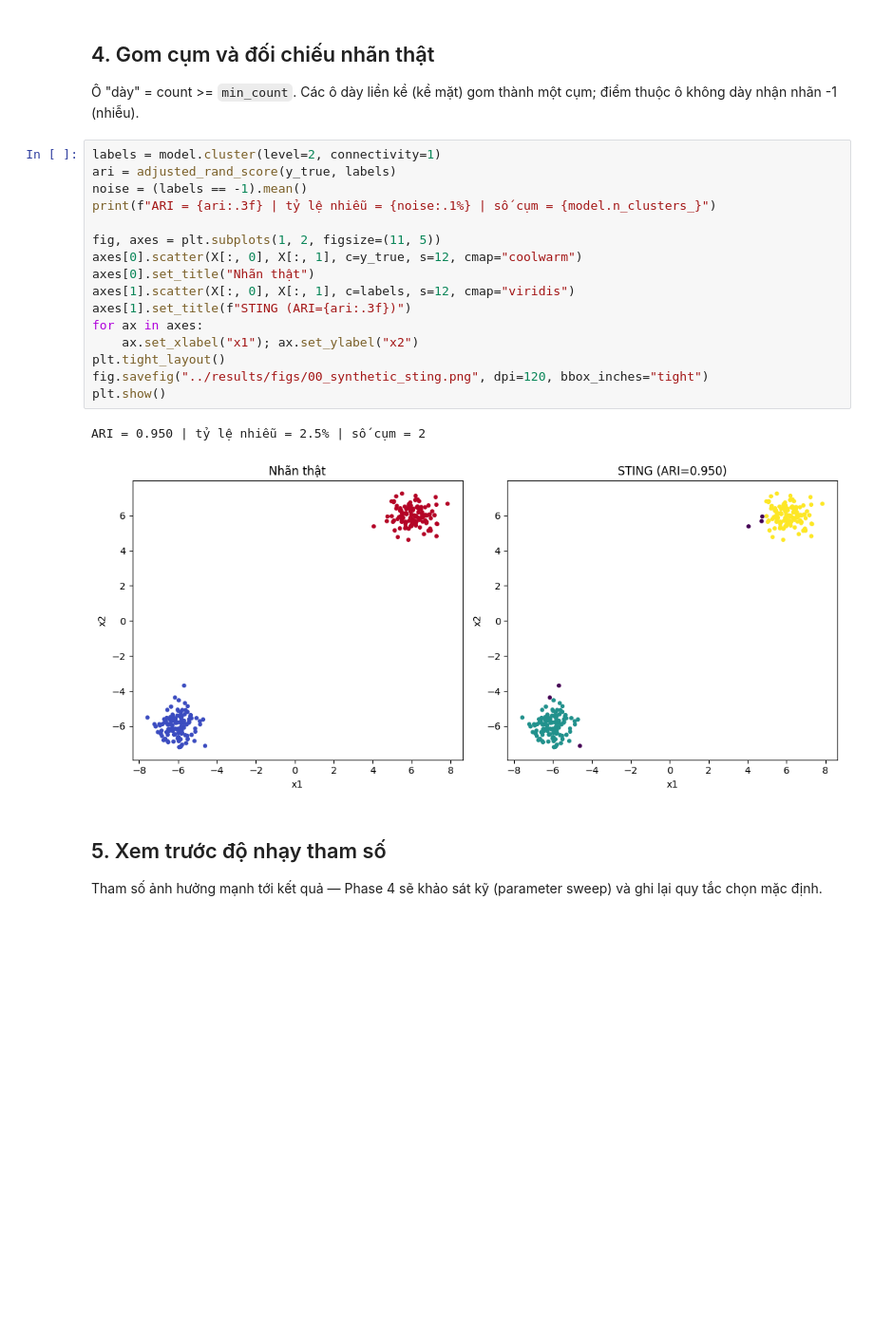
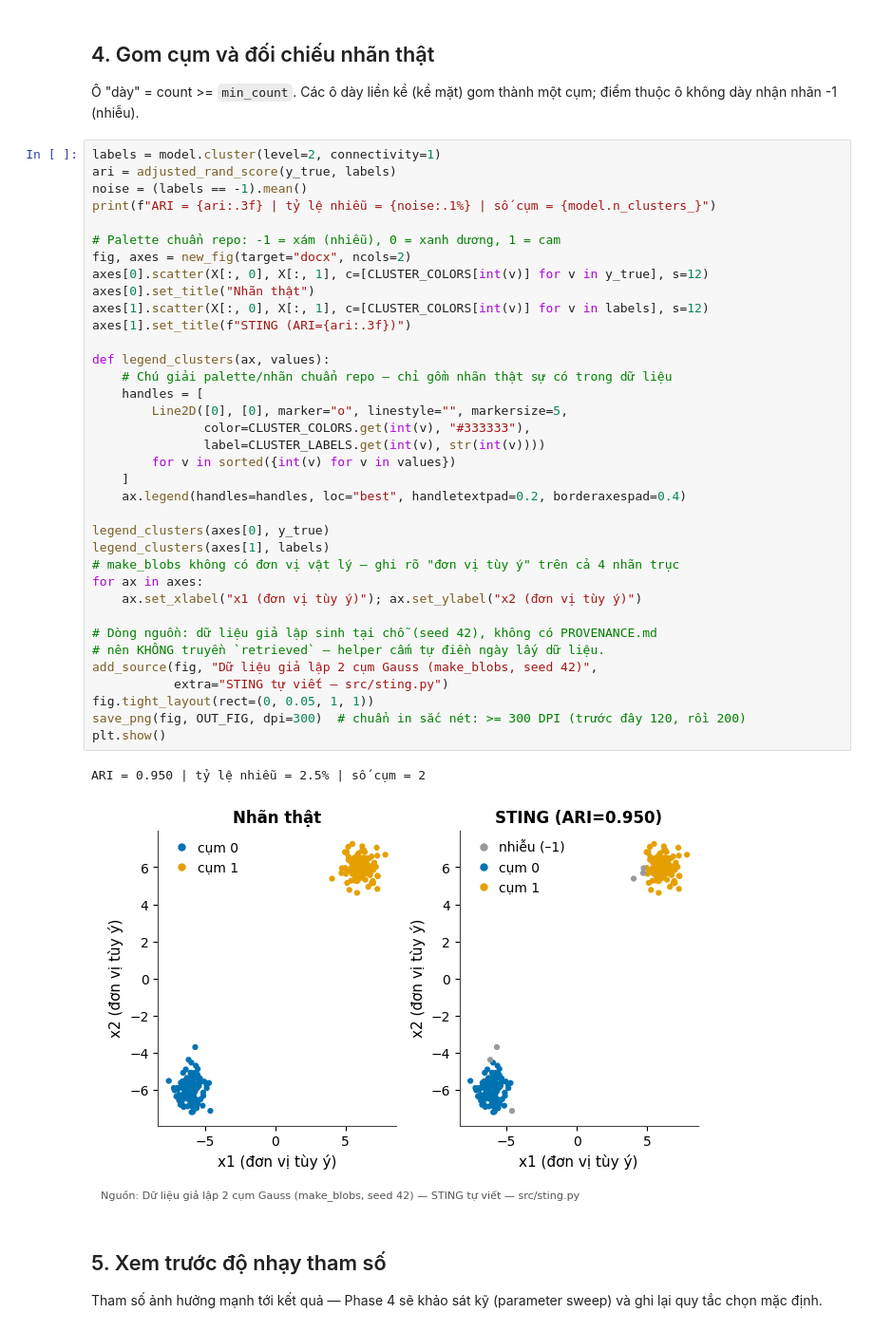
Before and after one commit to JasonTM17/Grid_Based_Sociology, a Jupyter notebook: notebooks/00_synthetic_check.ipynb, the cells around one changed output. Shown at 95% size. Saved outputs shown, nothing was run; the diff lists cells and outputs as text; blank space fills up the shorter version.

```diff
--- a/notebooks/00_synthetic_check.ipynb
+++ b/notebooks/00_synthetic_check.ipynb
@@ -90,25 +104,45 @@ plt.show()
 
 Ô "dày" = count >= `min_count`. Các ô dày liền kề (kề mặt) gom thành một cụm;
 điểm thuộc ô không dày nhận nhãn -1 (nhiễu).
-# %%
-labels = model.cluster(level=2, connectivity=1)
-ari = adjusted_rand_score(y_true, labels)
-noise = (labels == -1).mean()
-print(f"ARI = {ari:.3f} | tỷ lệ nhiễu = {noise:.1%} | số cụm = {model.n_clusters_}")
-
-fig, axes = plt.subplots(1, 2, figsize=(11, 5))
-axes[0].scatter(X[:, 0], X[:, 1], c=y_true, s=12, cmap="coolwarm")
-axes[0].set_title("Nhãn thật")
-axes[1].scatter(X[:, 0], X[:, 1], c=labels, s=12, cmap="viridis")
-axes[1].set_title(f"STING (ARI={ari:.3f})")
-for ax in axes:
-    ax.set_xlabel("x1"); ax.set_ylabel("x2")
-plt.tight_layout()
-fig.savefig("../results/figs/00_synthetic_sting.png", dpi=120, bbox_inches="tight")
-plt.show()
-# %% [output]
-ARI = 0.950 | tỷ lệ nhiễu = 2.5% | số cụm = 2
-[figure, removed]
+# %%
+labels = model.cluster(level=2, connectivity=1)
+ari = adjusted_rand_score(y_true, labels)
+noise = (labels == -1).mean()
+print(f"ARI = {ari:.3f} | tỷ lệ nhiễu = {noise:.1%} | số cụm = {model.n_clusters_}")
+
+# Palette chuẩn repo: -1 = xám (nhiễu), 0 = xanh dương, 1 = cam
+fig, axes = new_fig(target="docx", ncols=2)
+axes[0].scatter(X[:, 0], X[:, 1], c=[CLUSTER_COLORS[int(v)] for v in y_true], s=12)
+axes[0].set_title("Nhãn thật")
+axes[1].scatter(X[:, 0], X[:, 1], c=[CLUSTER_COLORS[int(v)] for v in labels], s=12)
+axes[1].set_title(f"STING (ARI={ari:.3f})")
+
+def legend_clusters(ax, values):
+    # Chú giải palette/nhãn chuẩn repo — chỉ gồm nhãn thật sự có trong dữ liệu
+    handles = [
+        Line2D([0], [0], marker="o", linestyle="", markersize=5,
+               color=CLUSTER_COLORS.get(int(v), "#333333"),
+               label=CLUSTER_LABELS.get(int(v), str(int(v))))
+        for v in sorted({int(v) for v in values})
+    ]
+    ax.legend(handles=handles, loc="best", handletextpad=0.2, borderaxespad=0.4)
+
+legend_clusters(axes[0], y_true)
+legend_clusters(axes[1], labels)
+# make_blobs không có đơn vị vật lý — ghi rõ "đơn vị tùy ý" trên cả 4 nhãn trục
+for ax in axes:
+    ax.set_xlabel("x1 (đơn vị tùy ý)"); ax.set_ylabel("x2 (đơn vị tùy ý)")
+
+# Dòng nguồn: dữ liệu giả lập sinh tại chỗ (seed 42), không có PROVENANCE.md
+# nên KHÔNG truyền `retrieved` — helper cấm tự điền ngày lấy dữ liệu.
+add_source(fig, "Dữ liệu giả lập 2 cụm Gauss (make_blobs, seed 42)",
+           extra="STING tự viết — src/sting.py")
+fig.tight_layout(rect=(0, 0.05, 1, 1))
+save_png(fig, OUT_FIG, dpi=300)  # chuẩn in sắc nét: >= 300 DPI (trước đây 120, rồi 200)
+plt.show()
+# %% [output]
+ARI = 0.950 | tỷ lệ nhiễu = 2.5% | số cụm = 2
+[figure, added]
 # %% [markdown]
 ## 5. Xem trước độ nhạy tham số
 
```
Also changed, not shown: parts of 3 cells of this notebook, 40 other files.
